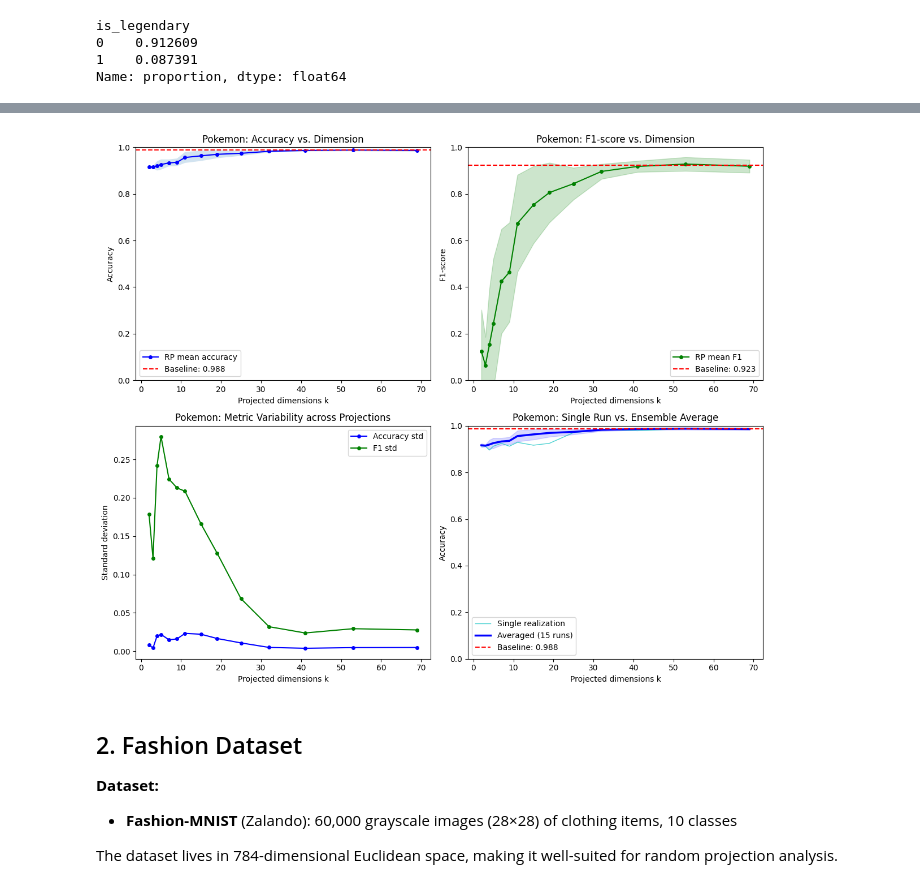
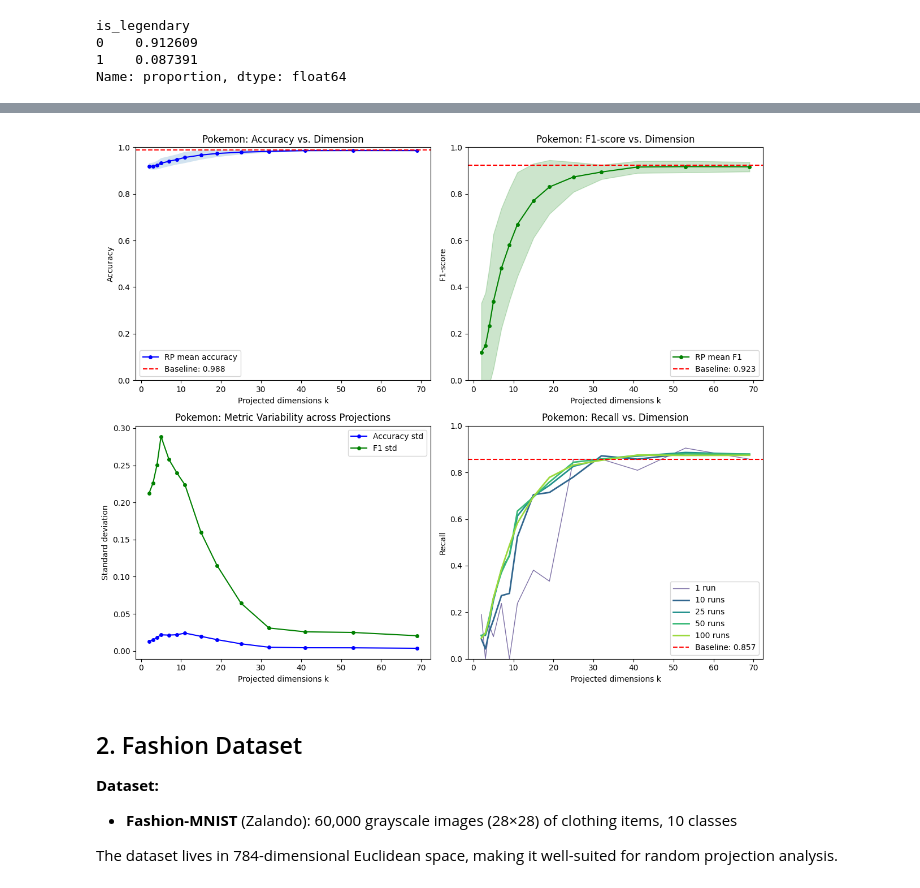
Before and after one commit to annakatharina3/Machine-Learning-2, a Jupyter notebook: Assigment 1/SparseRandomProjections_v2.ipynb, the cells around one changed output, grey strips where cells are left out. Drawn from its saved outputs; the diff is of its cells as text; code cells hidden in the pictures.

Commit message:
added changes to graphs

```diff
--- a/Assigment 1/SparseRandomProjections_v2.ipynb
+++ b/Assigment 1/SparseRandomProjections_v2.ipynb
@@ -331,13 +388,16 @@ baseline_model = LinearSVC(max_iter=1000, random_state=42)
 baseline_model.fit(X_train, y_train)
 baseline_pred = baseline_model.predict(X_test)
 
-baseline_acc = accuracy_score(y_test, baseline_pred)
-baseline_f1 = f1_score(y_test, baseline_pred, zero_division=0)
+baseline_acc    = accuracy_score(y_test, baseline_pred)
+baseline_f1     = f1_score(y_test, baseline_pred, zero_division=0)
+baseline_recall = recall_score(y_test, baseline_pred, zero_division=0)
 print(f"Baseline accuracy (d={X.shape[1]}): {baseline_acc:.4f}")
 print(f"Baseline F1-score: {baseline_f1:.4f}")
+print(f"Baseline recall:   {baseline_recall:.4f}")
 
 # Random projection experiment (log-spaced dimensions)
-realizations = 15
+# 100 realizations so the ensemble-size comparison can show 1, 10, 25, 50, 100 runs
+realizations = 100
 dims = make_dims(X.shape[1], n_points=15)
 print(f"\nTested dimensions ({len(dims)}): {dims}")
 print(f"Running {realizations} random projections per dimension...\n")
@@ -372,8 +431,10 @@ Running 15 random projections per dimension...
 # %%
 plot_rp_results(dims, poke_results, baseline_acc, baseline_f1,
-                'Pokemon', realizations)
+                'Pokemon', realizations,
+                ensemble_sizes=[1, 10, 25, 50, 100],
+                baseline_recall=baseline_recall)
 # %% [output]
-[figure, old version]
+[figure, new version]
 # %% [markdown]
 ## 2. Fashion Dataset
 
```
Also changed, not shown: parts of 14 cells of this notebook.
